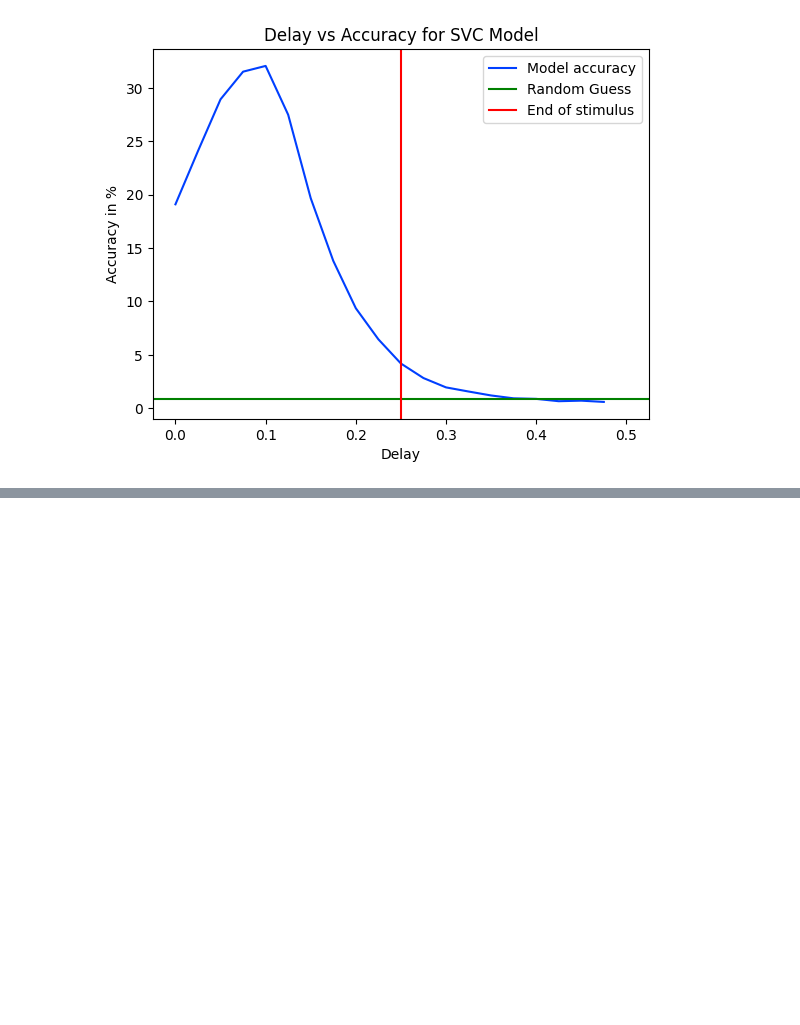
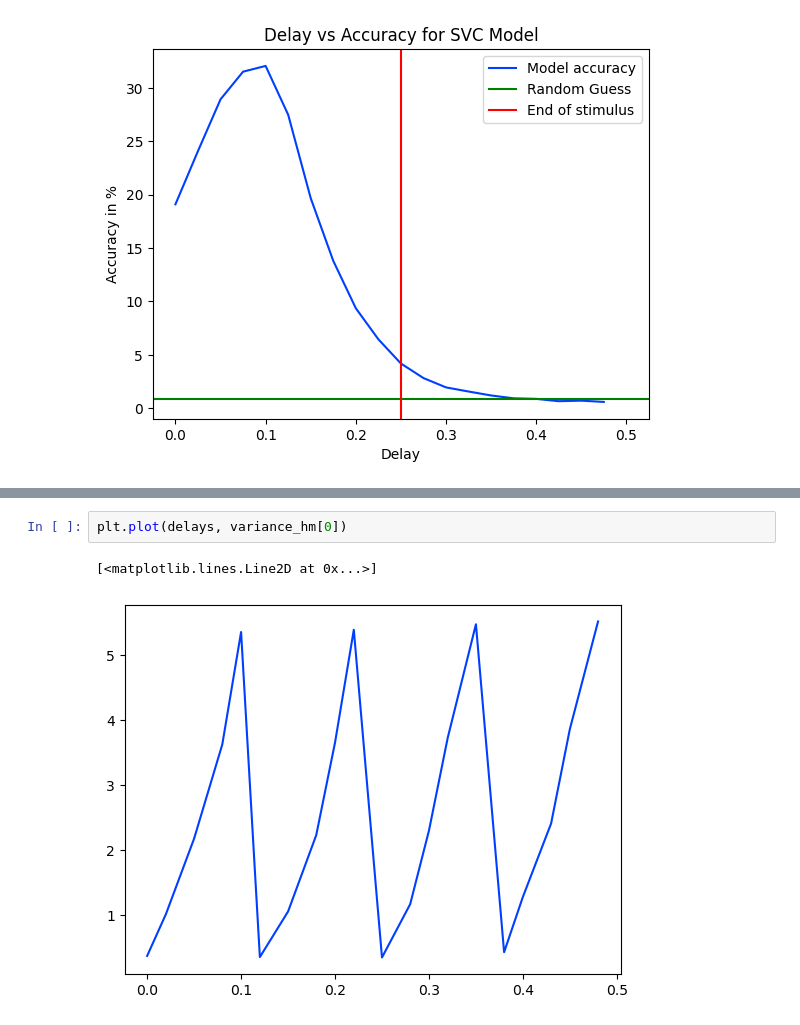
Before and after one commit to daniyarzt/neuromodelling, a Jupyter notebook: notebooks/classification_with_time_delay.ipynb, the cells around one changed output, grey strips where cells are left out. Cells and saved outputs as stored; diff of their text form; blank space fills up the shorter version.

```diff
--- a/notebooks/classification_with_time_delay.ipynb
+++ b/notebooks/classification_with_time_delay.ipynb
@@ -309,0 +459,5 @@ plt.show()
+# %%
+plt.plot(delays, variance_hm[0])
+# %% [output]
+[<matplotlib.lines.Line2D at 0x...>]
+[figure, added]
```
Also changed, not shown: parts of 22 cells of this notebook, 2 other files.
